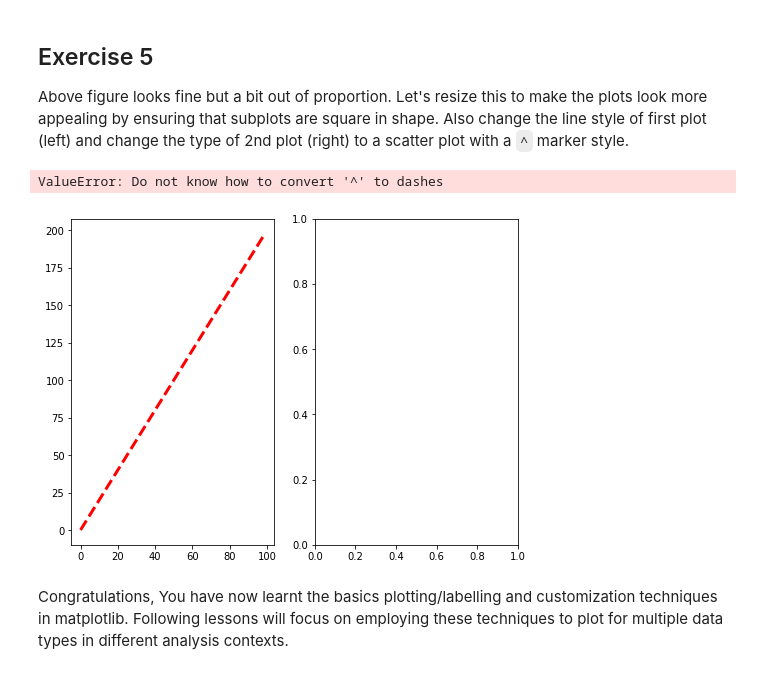
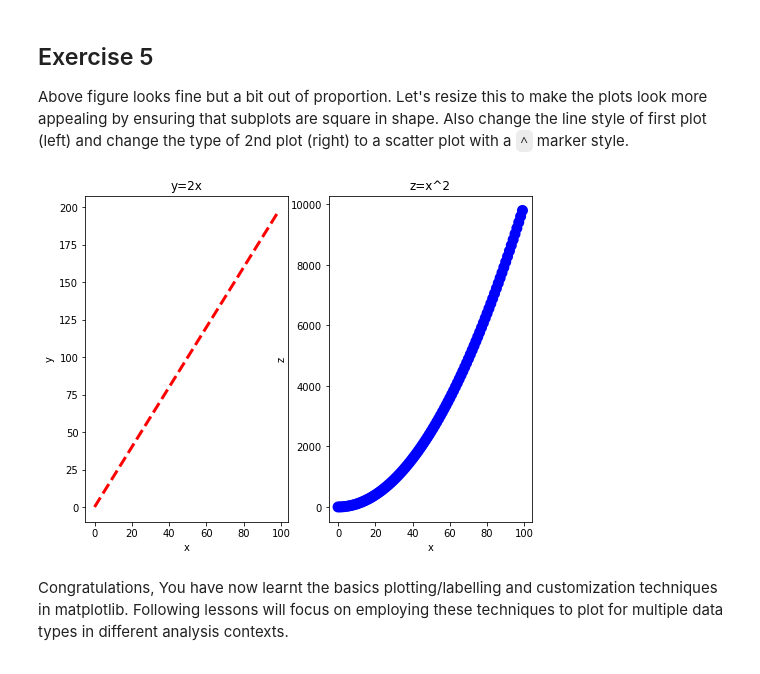
Before and after one commit to huntersapienza/dsc-1-03-13-customizing-visualizations-with-matplotlib-lab-online-ds-sp-000, a Jupyter notebook: index.ipynb, the cells around one changed output. Saved outputs shown, nothing was run; the diff lists cells and outputs as text; code cells hidden in the pictures.

```diff
--- a/index.ipynb
+++ b/index.ipynb
@@ -161,19 +161,18 @@ Above figure looks fine but a bit out of proportion. Let's resize this to make t
 # %%
 fig = plt.figure(figsize=(8,6))
 ax1=fig.add_subplot(121)
 ax2=fig.add_subplot(122)
 ax1.plot(x,y,color='red',linestyle='--',lw=3)
-ax2.scatter(x,z,color='blue',linestyle='-',lw=5)
+ax2.scatter(x,z,color='blue',linestyle='-.',lw=5)
 ax2.set_xlabel('x')
 ax2.set_ylabel('z')
 ax1.set_xlabel('x')
 ax1.set_ylabel('y')
 ax2.set_title('z=x^2')
 ax1.set_title('y=2x')
 plt.show()
 # %% [output]
-ValueError: Do not know how to convert '^' to dashes
-[figure, old version]
+[figure, new version]
 # %% [markdown]
 Congratulations, You have now learnt the basics plotting/labelling and customization techniques in matplotlib. Following lessons will focus on employing these techniques to plot for multiple data types in different analysis contexts.
 # %% [markdown]
```
